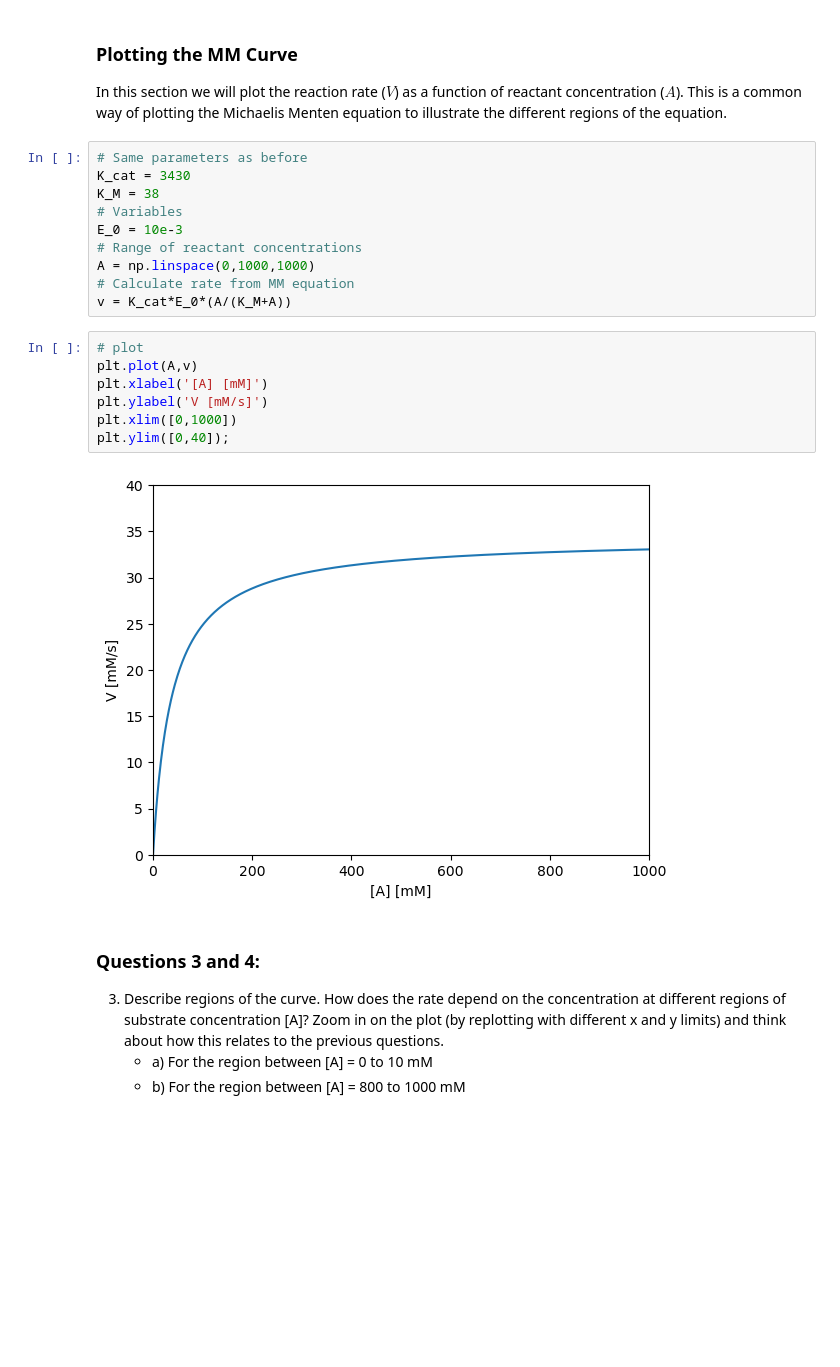
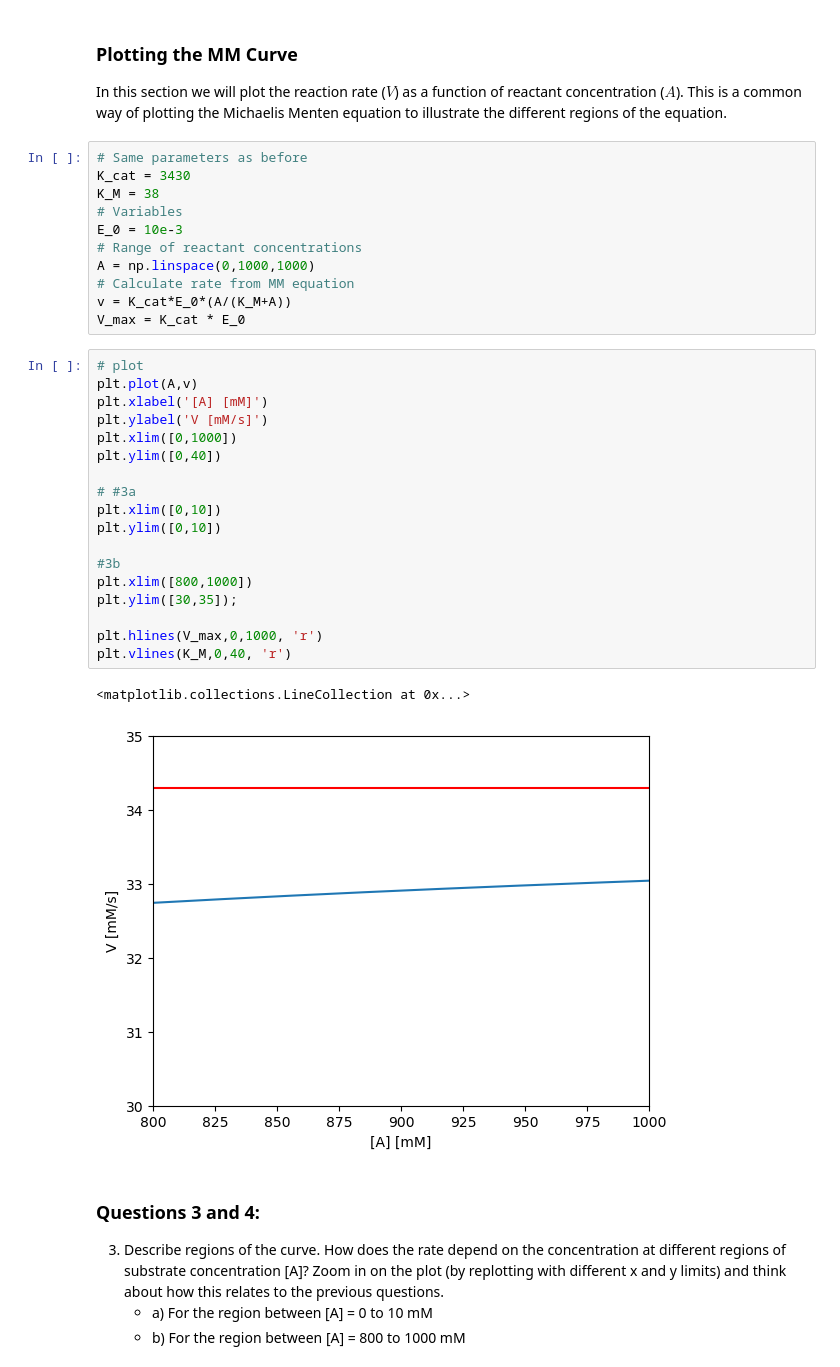
Before and after one commit to exu3/BME3340, a Jupyter notebook: L02/L02_Enzyme_Kinetics_Notebook.ipynb, the cells around one changed output. Cells and saved outputs as stored; diff of their text form; blank space fills up the shorter version.

```diff
--- a/L02/L02_Enzyme_Kinetics_Notebook.ipynb
+++ b/L02/L02_Enzyme_Kinetics_Notebook.ipynb
@@ -136,15 +140,28 @@ E_0 = 10e-3
 A = np.linspace(0,1000,1000)
 # Calculate rate from MM equation
 v = K_cat*E_0*(A/(K_M+A))
+V_max = K_cat * E_0
 # %%
 # plot
 plt.plot(A,v)
 plt.xlabel('[A] [mM]')
 plt.ylabel('V [mM/s]')
 plt.xlim([0,1000])
-plt.ylim([0,40]);
+plt.ylim([0,40])
+
+# #3a
+plt.xlim([0,10])
+plt.ylim([0,10])
+
+#3b
+plt.xlim([800,1000])
+plt.ylim([30,35]);
+
+plt.hlines(V_max,0,1000, 'r')
+plt.vlines(K_M,0,40, 'r')
 # %% [output]
+<matplotlib.collections.LineCollection at 0x...>
-[figure, old version]
+[figure, new version]
 # %% [markdown]
 ### Questions 3 and 4:
 3. Describe regions of the curve. How does the rate depend on the concentration at different regions of substrate concentration [A]? Zoom in on the plot (by replotting with different x and y limits) and think about how this relates to the previous questions.
```
Also changed, not shown: parts of 8 cells of this notebook, 2 other files.
